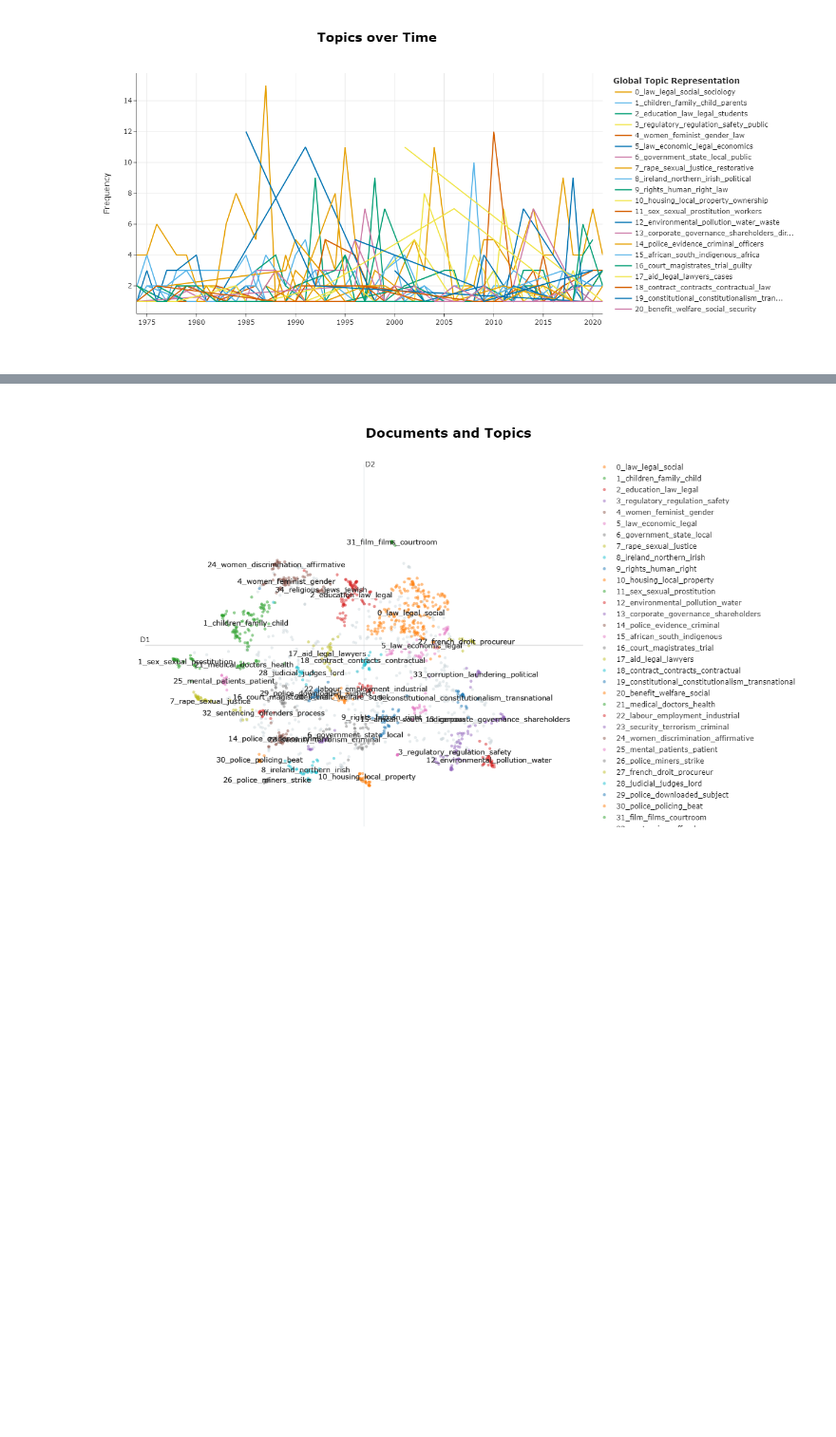
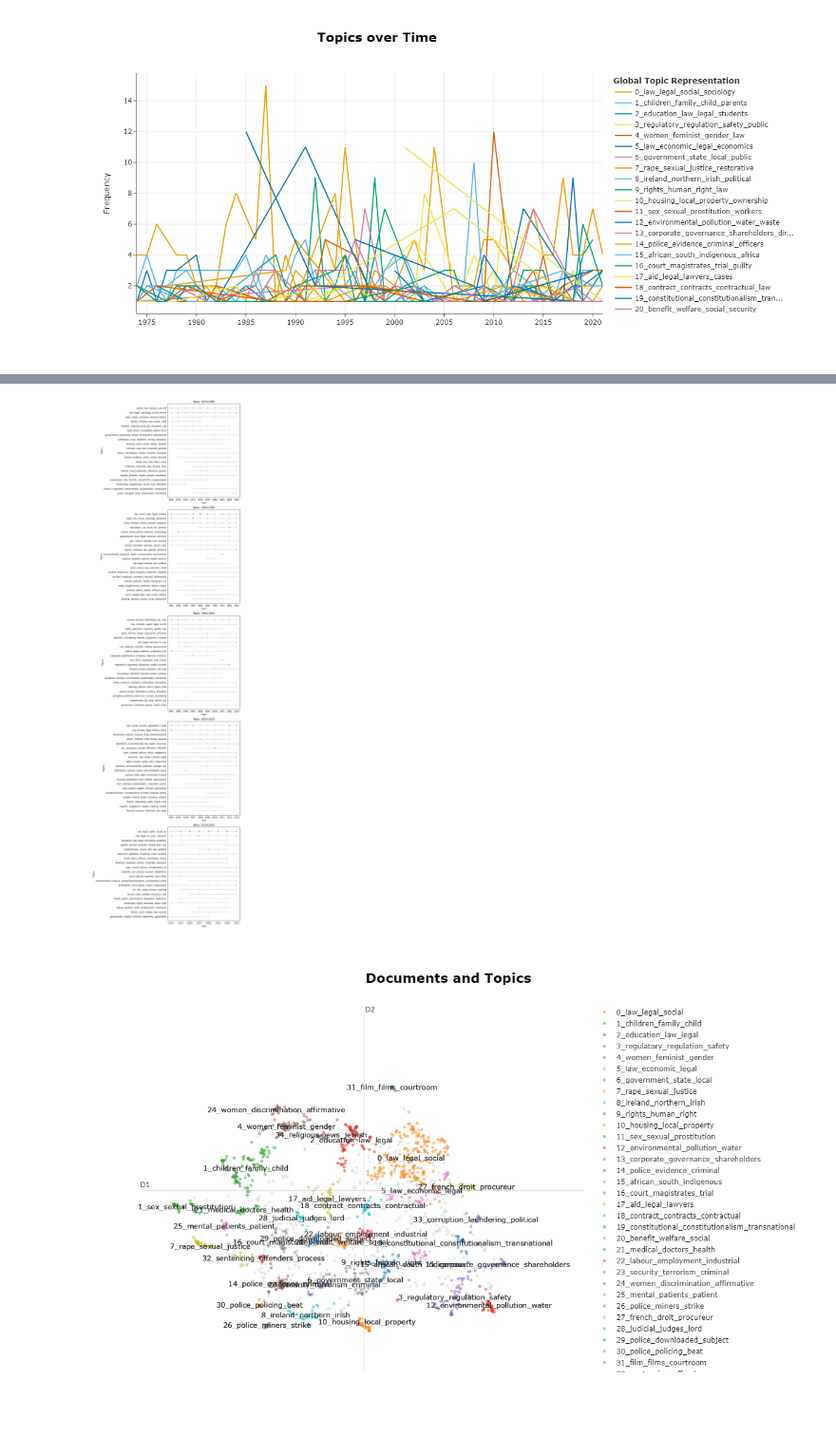
Before and after one commit to cboulanger/jls-bibliometry, a Jupyter notebook: jls-topic-modelling.ipynb, the cells around one changed output, grey strips where cells are left out. Shown at 95% size. Cells and saved outputs as stored; diff of their text form; code cells hidden in the pictures; blank space fills up the shorter version.

```diff
--- a/jls-topic-modelling.ipynb
+++ b/jls-topic-modelling.ipynb
@@ -107,3 +161,62 @@ display(Image(img))
+# %%
+import pandas as pd
+import matplotlib.pyplot as plt
+
+# Convert 'Timestamp' to datetime
+topics_over_time['Timestamp'] = pd.to_datetime(topics_over_time['Timestamp'])
+
+# Calculate the year for each row in the data
+topics_over_time['Year'] = topics_over_time['Timestamp'].dt.year
+
+# Get the first year and last year
+first_year = topics_over_time['Year'].min()
+last_year = topics_over_time['Year'].max()
+
+# Create list of "decades" with sliding windows
+decades = [(start, start + 10) for start in range(first_year, last_year, 10)]
+
+# Create a subplot for each decade
+fig, axs = plt.subplots(len(decades), 1, figsize=(10, 7*len(decades)))
+
+for i, (start, end) in enumerate(decades):
+    # Filter the data for the current "decade"
+    data_decade = topics_over_time[(topics_over_time['Year'] >= start) & (topics_over_time['Year'] < end)]
+
+    # Calculate total frequency for each topic in the current "decade"
+    total_freq_decade = data_decade.groupby('Topic')['Frequency'].sum().sort_values(ascending=False)
+
+    # Select the top 20 topics from the current "decade"
+    top_topics_decade = total_freq_decade.head(20).index
+
+    # Filter data_decade to include only the top 20 topics
+    data_decade = data_decade[data_decade['Topic'].isin(top_topics_decade)]
+
+    # Create a mapping of topics numbers to words using the data_decade
+    topic_num_to_word = {num: word for num, word in zip(data_decade['Topic'], data_decade['Words'])}
+
+    # Create a new continuous range of numbers for y-axis, but in reversed order
+    y_values = range(20, 0, -1)
+    topic_to_y_value = {topic: y for topic, y in zip(top_topics_decade, y_values)}
+
+    # Plot
+    axs[i].set_title(f'Years: {start}-{end-1}')
+    axs[i].set_xlabel('Year')
+    axs[i].set_ylabel('Topics')
+    scatter = axs[i].scatter(data_decade['Timestamp'], data_decade['Topic'].map(topic_to_y_value), s=data_decade['Frequency'])
+
+    # Rename y ticks to correspond to actual topics
+    axs[i].set_yticks(y_values)
+    axs[i].set_yticklabels([topic_num_to_word[num] for num in top_topics_decade])
+
+    # Create lines for each topic
+    for t in top_topics_decade:
+        data = data_decade[data_decade['Topic'] == t].sort_values('Timestamp')
+        axs[i].plot(data['Timestamp'], data['Topic'].map(topic_to_y_value), color='grey', linewidth=0.5)
+
+plt.tight_layout()
+plt.show()
+# %% [output]
+[figure, added]
 # %%
 # created document topics, this takes a while
 fig_document_topics = model.visualize_documents(articles, hide_document_hover=True)
```
Also changed, not shown: parts of 12 cells of this notebook, 6 other files.
